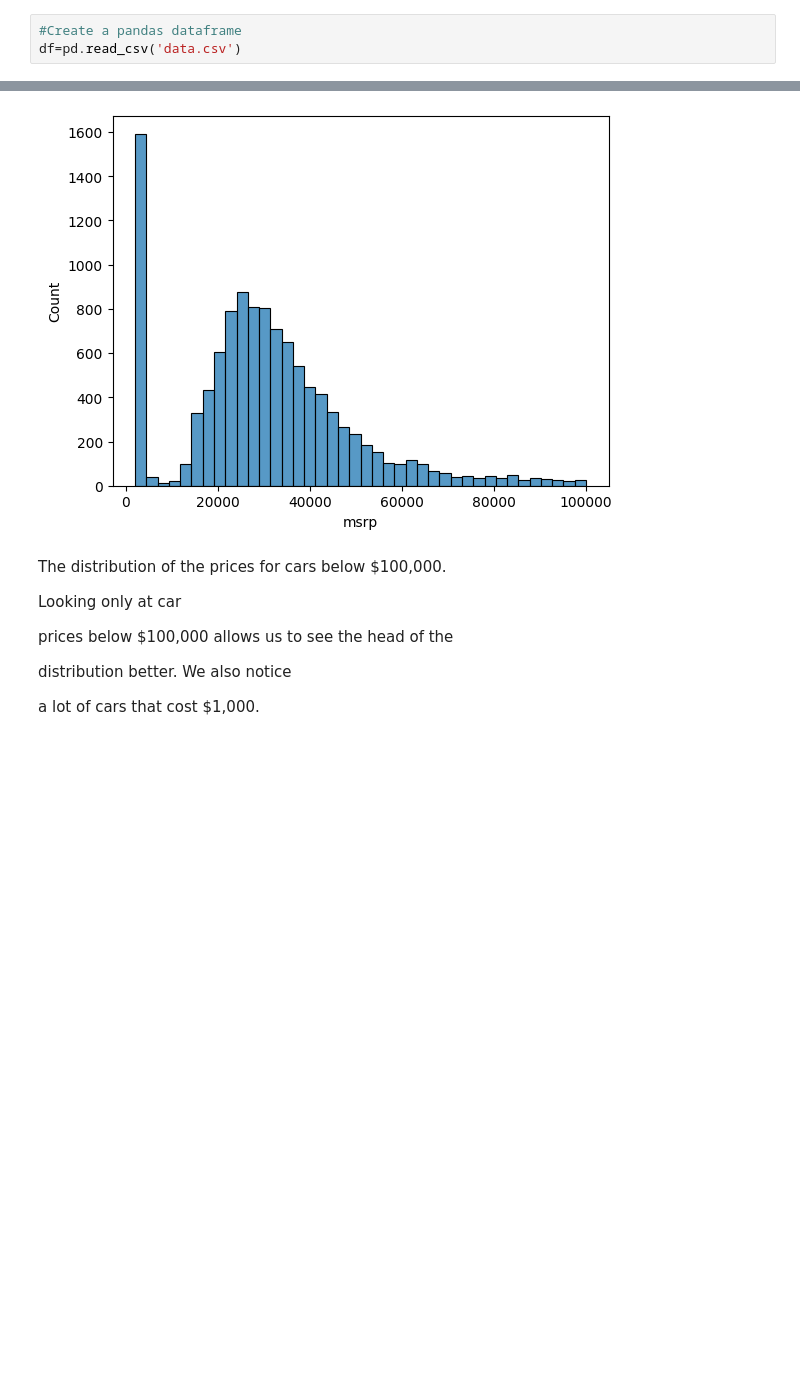
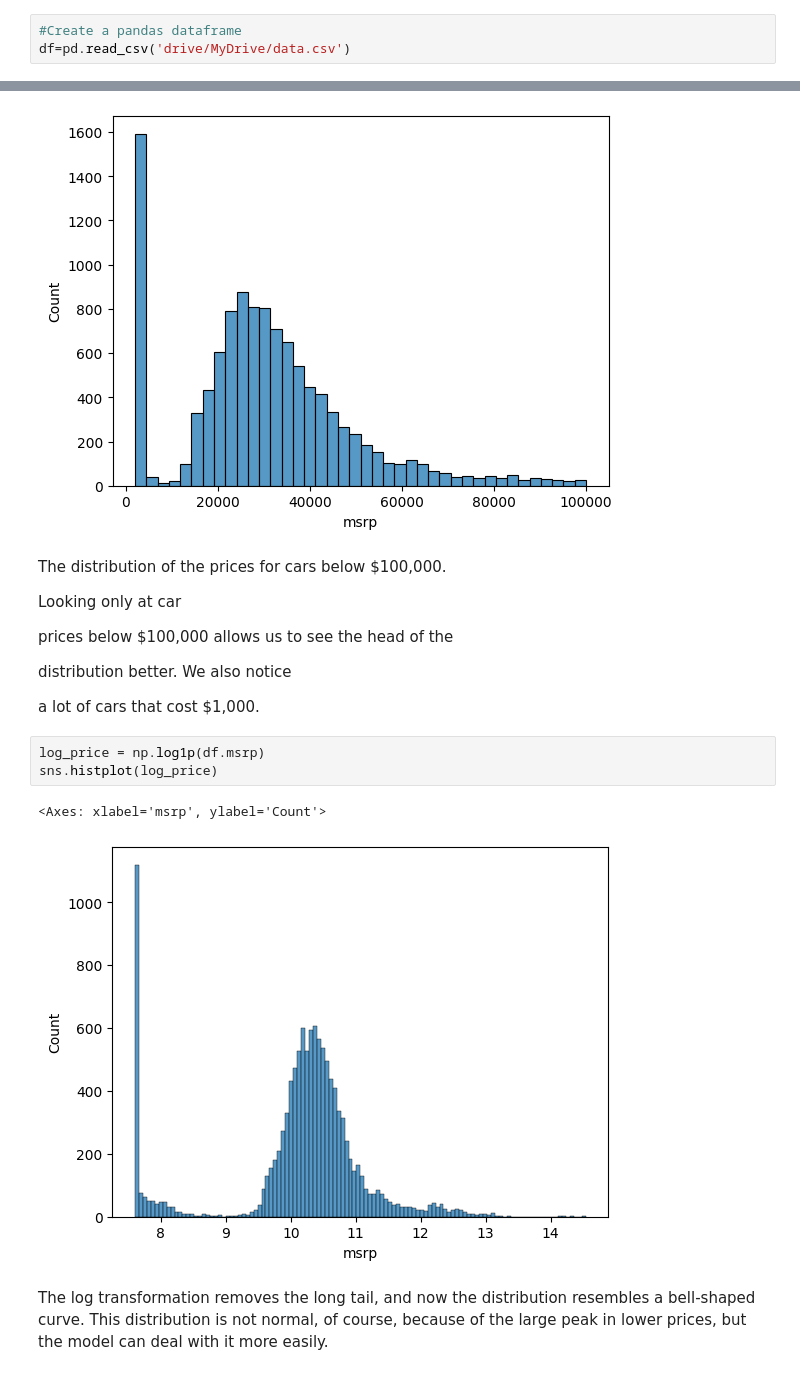
Before and after one commit to IzhanAli08/Machine-Learning-Projects, a Jupyter notebook: CarPricePredictionProject.ipynb, the cells around one changed output, grey strips where cells are left out. Saved outputs shown, nothing was run; the diff lists cells and outputs as text; blank space fills up the shorter version.

```diff
--- a/CarPricePredictionProject.ipynb
+++ b/CarPricePredictionProject.ipynb
@@ -58,7 +58,7 @@ import seaborn as sns
 %matplotlib inline
 # %%
 #Create a pandas dataframe
-df=pd.read_csv('data.csv')
+df=pd.read_csv('drive/MyDrive/data.csv')
 # %%
 df.head()
 # %% [output]
@@ -154,3 +154,13 @@ prices below $100,000 allows us to see the head of the
 distribution better. We also notice
 
 a lot of cars that cost $1,000.
+# %%
+log_price = np.log1p(df.msrp)
+sns.histplot(log_price)
+# %% [output]
+<Axes: xlabel='msrp', ylabel='Count'>
+[figure, added]
+# %% [markdown]
+The log transformation removes the long tail, and now the distribution resembles
+a bell-shaped curve. This distribution is not normal, of course, because of the
+large peak in lower prices, but the model can deal with it more easily.
```
Also changed, not shown: parts of 3 cells of this notebook.
